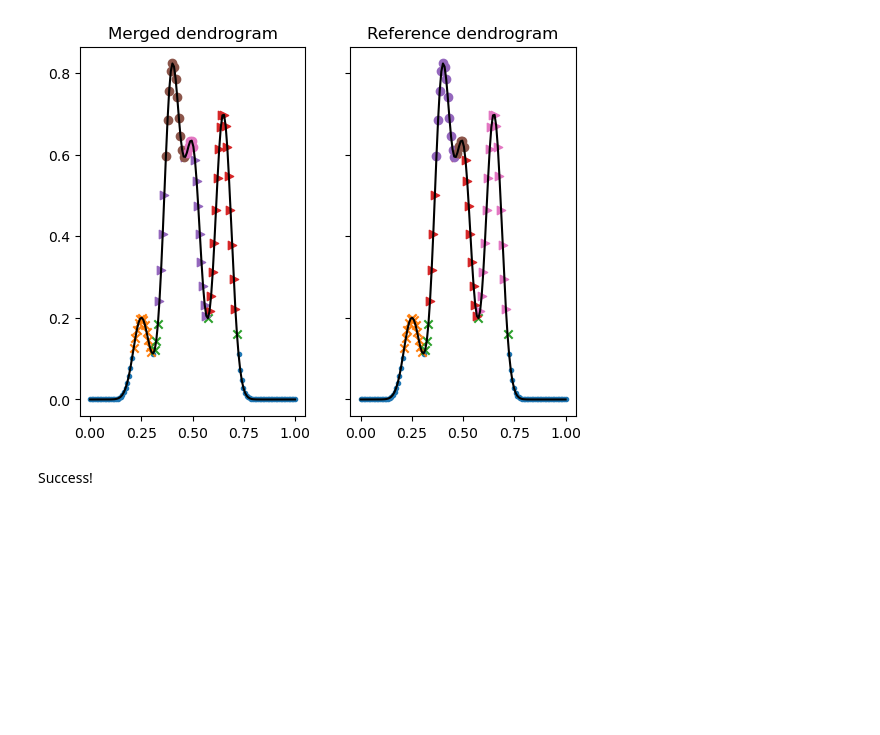
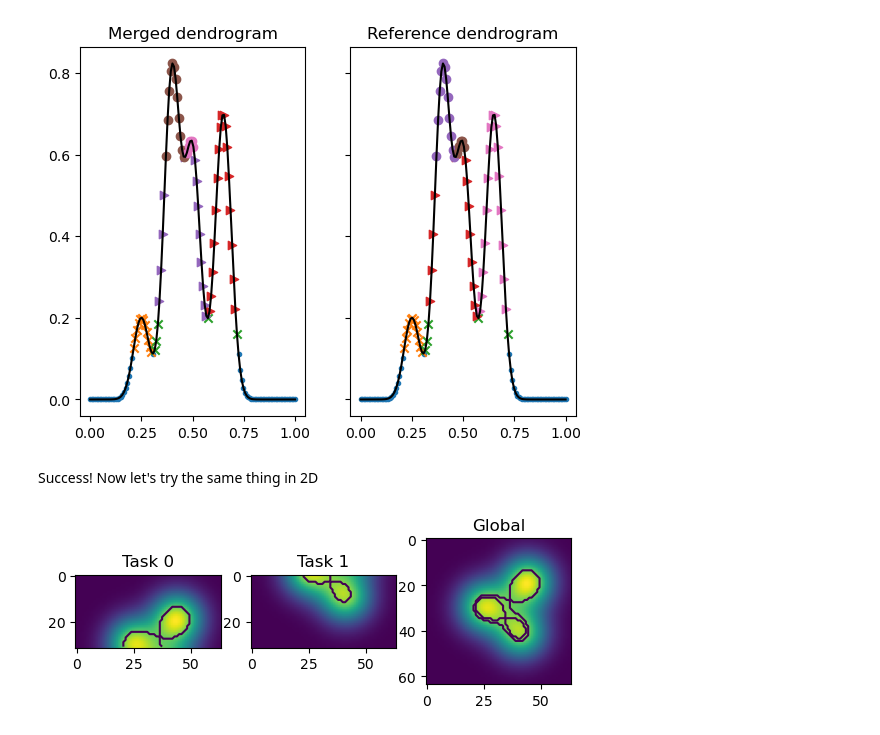
Before and after one commit to brownbaerchen/dendrogram, a Jupyter notebook: notebooks/merge_adjacent_dendrograms.ipynb, the cells around one changed output. Drawn from its saved outputs; the diff is of its cells as text; code cells hidden in the pictures; blank space fills up the shorter version.

```diff
--- a/notebooks/merge_adjacent_dendrograms.ipynb
+++ b/notebooks/merge_adjacent_dendrograms.ipynb
@@ -227,5 +227,52 @@ for structure in reference_dendrogram.all_structures:
     assert np.allclose(np.sort(np.array(structure._indices).flatten()), np.sort(np.array(corresponds_to[0]._indices).flatten())), 'Indices dont match between merged and reference structure'
 # %% [output]
 [figure]
-# %% [markdown]
-Success!
+# %% [markdown]
+Success! Now let's try the same thing in 2D
+# %%
+from dendro.distributed_dendrogram import DistributedDendrogram
+from dendro.utils import get_2d_data
+
+X, Y, data = get_2d_data(64, 3)
+X = X.numpy()
+Y = Y.numpy()
+data = data.numpy()
+
+reference_dendrogram = Dendrogram.compute(data)
+
+kwargs = {'vmin': data.min(), 'vmax': data.max()}
+
+elements_per_task = data.shape[0] // ntasks
+local_slices = [
+    slice(i * elements_per_task, (i + 1) * elements_per_task) for i in range(ntasks)
+]
+
+local_data = [data[local_slice, :] for local_slice in local_slices]
+
+# compute local dendrograms
+local_dendrograms = [Dendrogram.compute(_data) for _data in local_data]
+
+# add offsets
+for i, dendrogram in enumerate(local_dendrograms):
+    for structure in dendrogram.all_structures:
+        offset = np.zeros((1, 2), int)
+        offset[:, 0] = local_slices[i].start
+        structure._indices = np.array(structure._indices) + offset
+
+fig, axs = plt.subplots(1, ntasks + 1)
+
+def plot_astrodendro_tree(ax, plotter, leaves):
+    for leaf in leaves:
+        plotter.plot_contour(ax, structure=leaf)
+        plot_astrodendro_tree(ax, plotter, leaf.children)
+
+for i in range(ntasks):
+    axs[i].imshow(local_data[i], **kwargs)
+    axs[i].set_title(f'Task {i}')
+    plot_astrodendro_tree(axs[i], local_dendrograms[i].plotter(), local_dendrograms[i].trunk)
+
+axs[-1].imshow(data, **kwargs)
+axs[-1].set_title('Global')
+plot_astrodendro_tree(axs[-1], reference_dendrogram.plotter(), reference_dendrogram.trunk)
+# %% [output]
+[figure, added]
```
Also changed, not shown: parts of 2 cells of this notebook, 3 other files.
